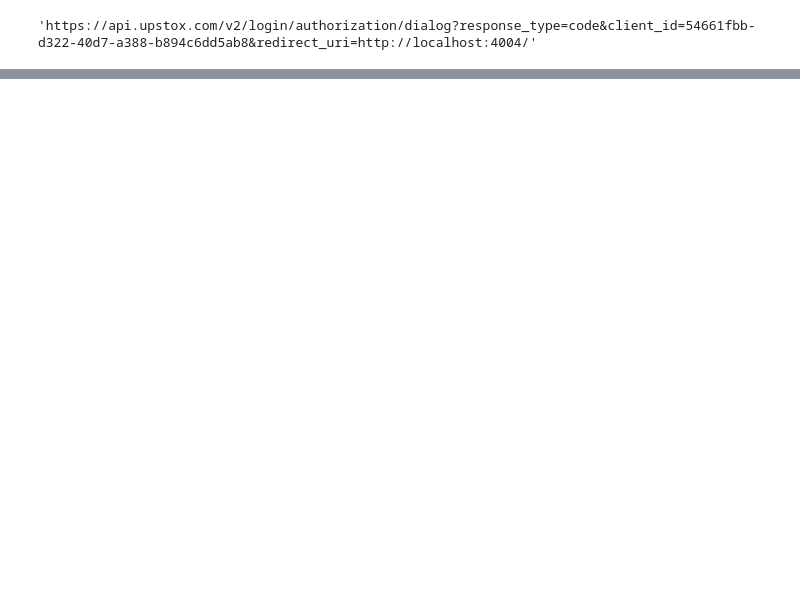
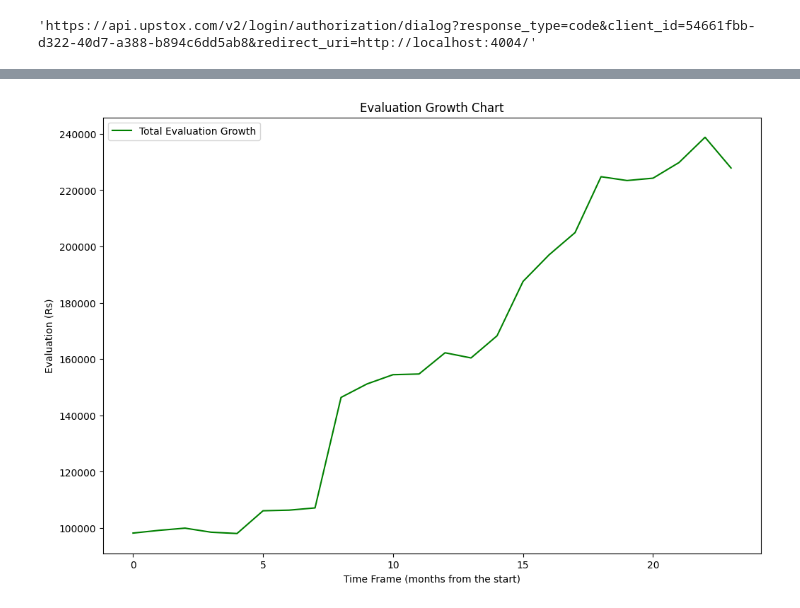
Before and after one commit to Farenhytee/Algorithmic-Trading, a Jupyter notebook: trading.ipynb, the cells around one changed output, grey strips where cells are left out. Cells and saved outputs as stored; diff of their text form; code cells hidden in the pictures; blank space fills up the shorter version.

```diff
--- a/trading.ipynb
+++ b/trading.ipynb
@@ -722,0 +608,4 @@ Balance: 444.90
+# %%
+test.evaluation()
+# %% [output]
+[figure, added]
```
Also changed, not shown: parts of 27 cells of this notebook, 8 other files.
